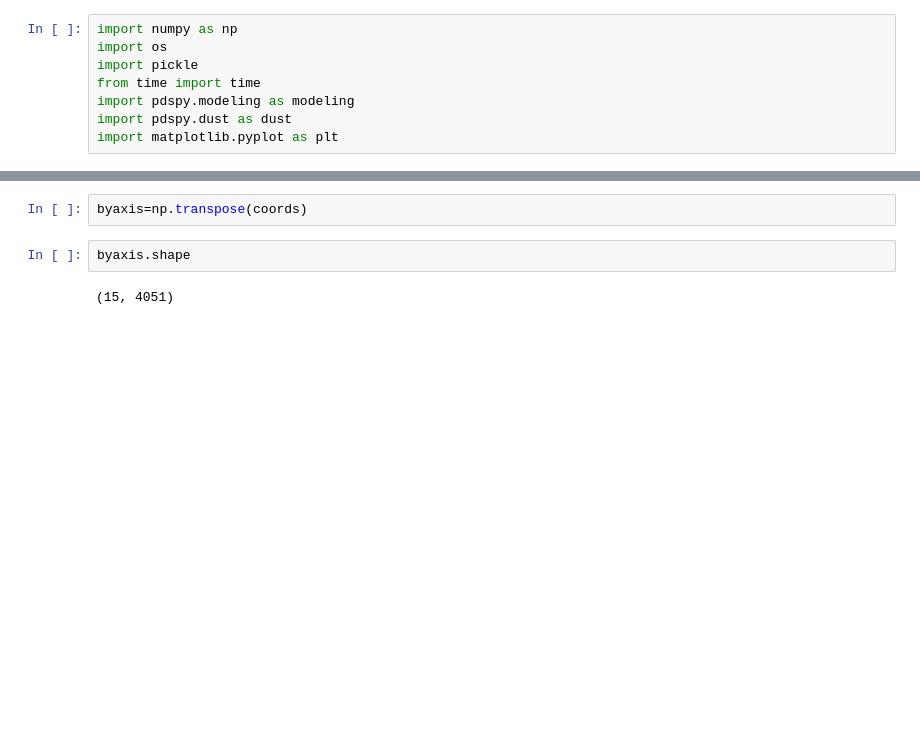
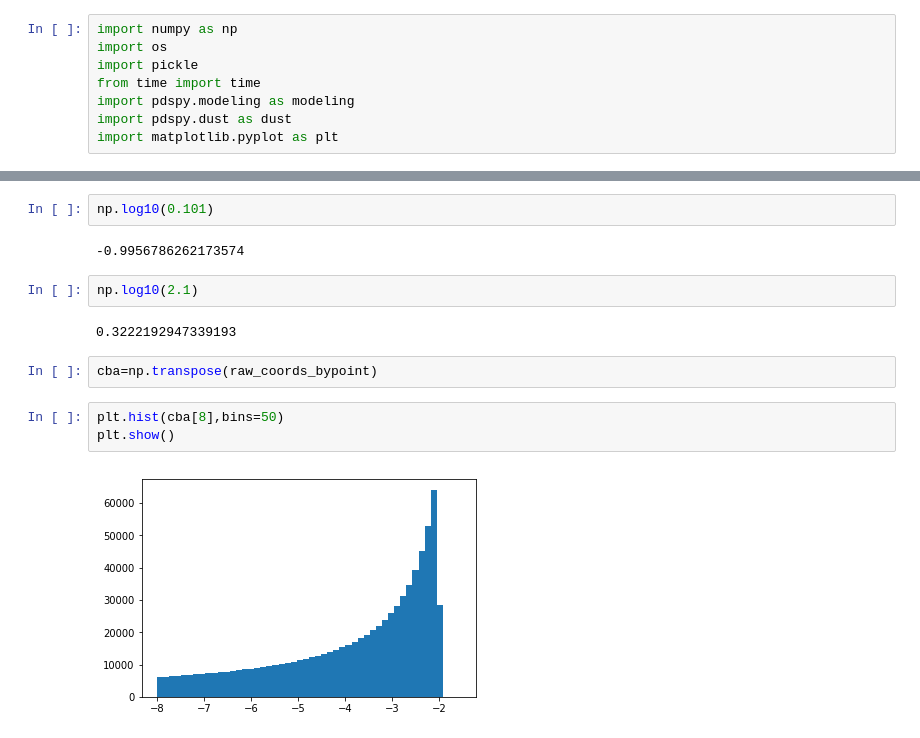
Before and after one commit to elizabethteng/pothos, a Jupyter notebook: lhc.ipynb, the cells around one changed output, grey strips where cells are left out. Drawn from its saved outputs; the diff is of its cells as text; blank space fills up the shorter version.

```diff
--- a/lhc.ipynb
+++ b/lhc.ipynb
@@ -18,6 +72,15 @@ with open ('./etgrid/etgrid_coords_bypoint_orig.txt', 'rb') as fp:
+# %%
+np.log10(0.101)
+# %% [output]
+-0.9956786262173574
+# %%
+np.log10(2.1)
+# %% [output]
+0.3222192947339193
 # %%
-byaxis=np.transpose(coords)
+cba=np.transpose(raw_coords_bypoint)
-# %%
-byaxis.shape
-# %% [output]
-(15, 4051)
+# %%
+plt.hist(cba[8],bins=50)
+plt.show()
+# %% [output]
+[figure, added]
```
Also changed, not shown: parts of 8 cells of this notebook, 3 other files.
